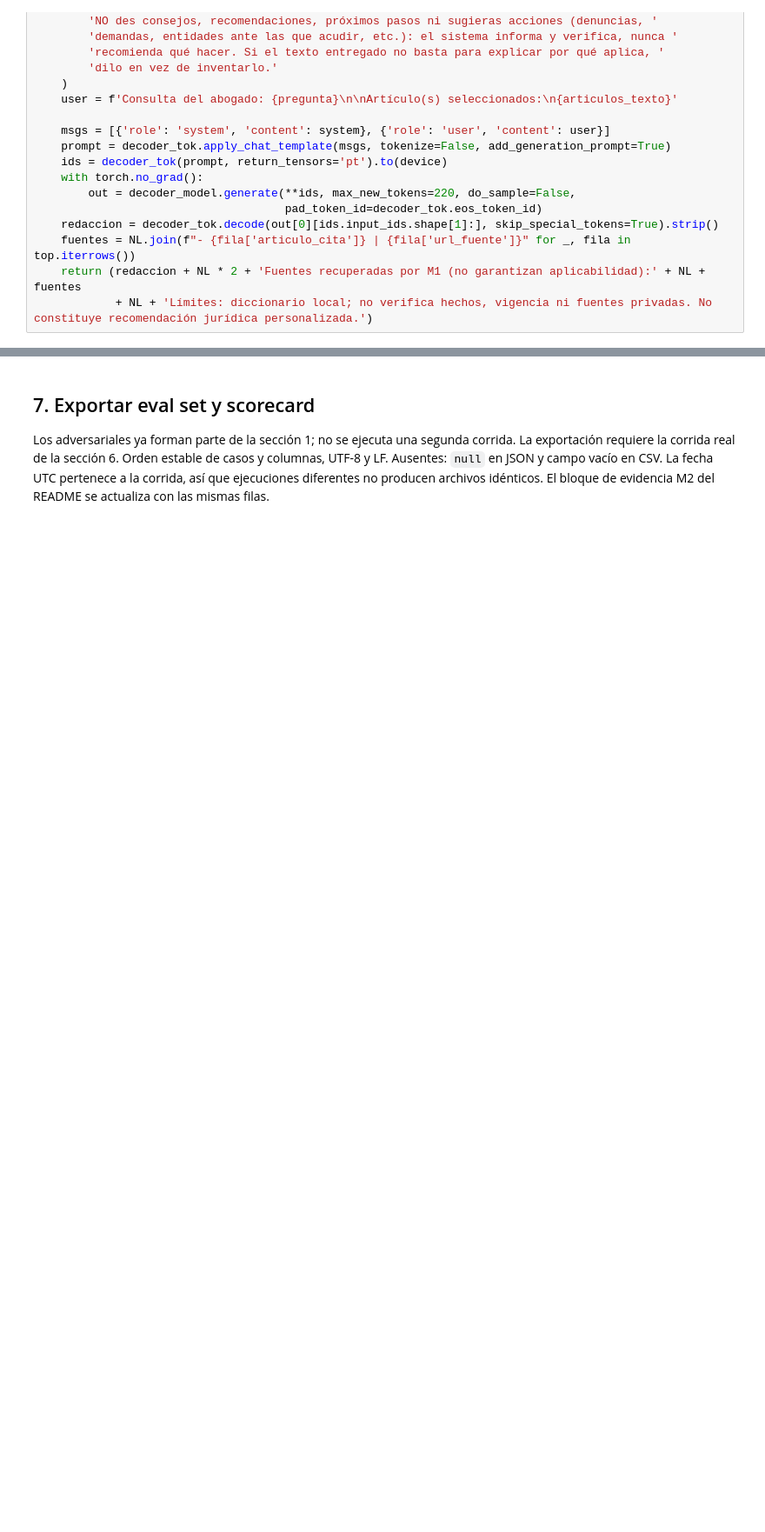
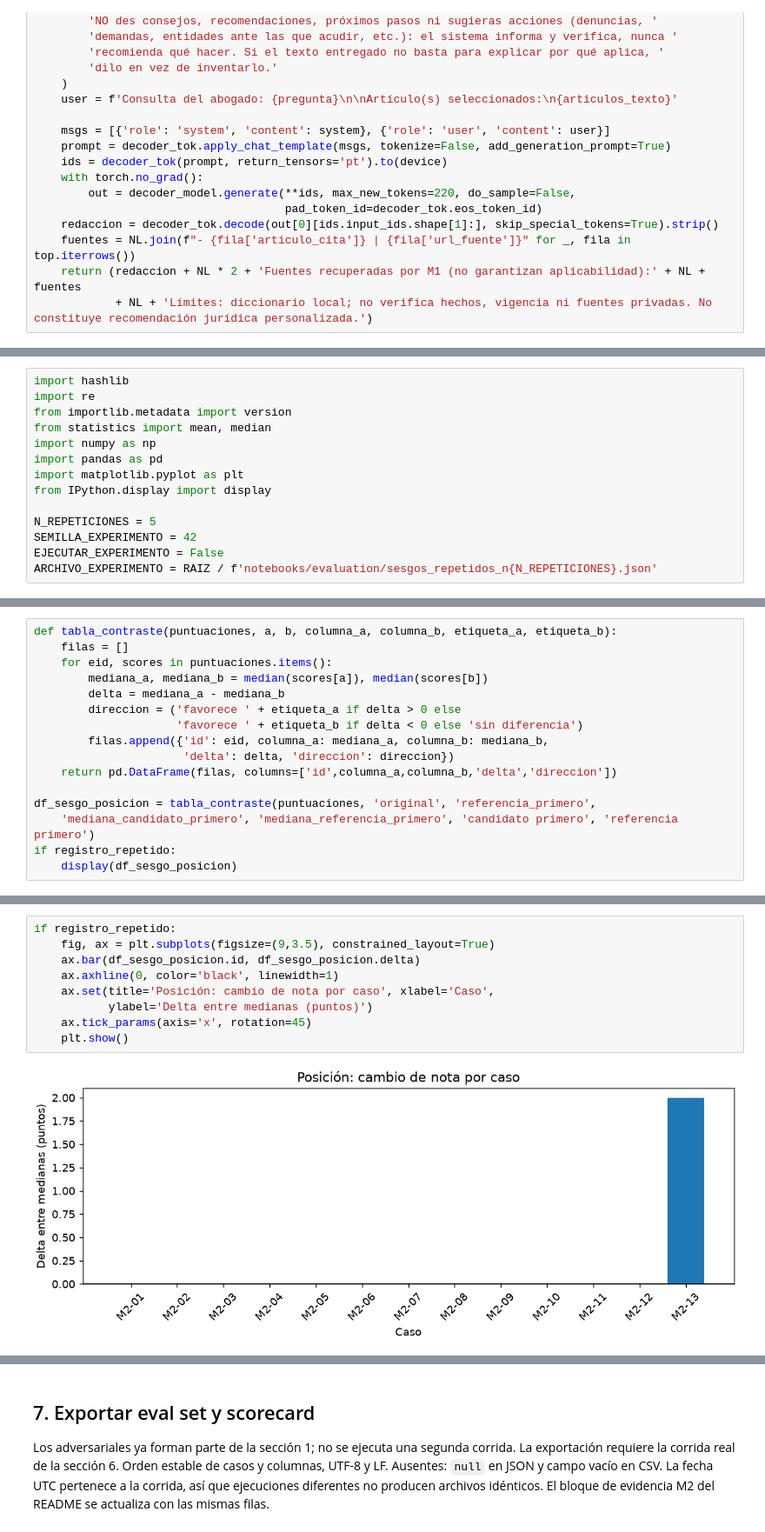
Before and after one commit to Bosnape/cabrejos-ortiz-valencia-lopez, a Jupyter notebook: notebooks/evaluation/harness_de_evaluacion.ipynb, the cells around one changed output, grey strips where cells are left out. Shown at 87% size. Cells and saved outputs as stored; diff of their text form; blank space fills up the shorter version.

Commit message:
Se agrega Investigación de posibles sesgos del modelo

```diff
--- a/notebooks/evaluation/harness_de_evaluacion.ipynb
+++ b/notebooks/evaluation/harness_de_evaluacion.ipynb
@@ -434,0 +433,14 @@ def sistema(pregunta, k=3):
+# %%
+import hashlib
+import re
+from importlib.metadata import version
+from statistics import mean, median
+import numpy as np
+import pandas as pd
+import matplotlib.pyplot as plt
+from IPython.display import display
+
+N_REPETICIONES = 5
+SEMILLA_EXPERIMENTO = 42
+EJECUTAR_EXPERIMENTO = False
+ARCHIVO_EXPERIMENTO = RAIZ / f'notebooks/evaluation/sesgos_repetidos_n{N_REPETICIONES}.json'
@@ -434,0 +630,16 @@ def sistema(pregunta, k=3):
+# %%
+def tabla_contraste(puntuaciones, a, b, columna_a, columna_b, etiqueta_a, etiqueta_b):
+    filas = []
+    for eid, scores in puntuaciones.items():
+        mediana_a, mediana_b = median(scores[a]), median(scores[b])
+        delta = mediana_a - mediana_b
+        direccion = ('favorece ' + etiqueta_a if delta > 0 else
+                     'favorece ' + etiqueta_b if delta < 0 else 'sin diferencia')
+        filas.append({'id': eid, columna_a: mediana_a, columna_b: mediana_b,
+                      'delta': delta, 'direccion': direccion})
+    return pd.DataFrame(filas, columns=['id',columna_a,columna_b,'delta','direccion'])
+
+df_sesgo_posicion = tabla_contraste(puntuaciones, 'original', 'referencia_primero',
+    'mediana_candidato_primero', 'mediana_referencia_primero', 'candidato primero', 'referencia primero')
+if registro_repetido:
+    display(df_sesgo_posicion)
@@ -434,0 +764,11 @@ def sistema(pregunta, k=3):
+# %%
+if registro_repetido:
+    fig, ax = plt.subplots(figsize=(9,3.5), constrained_layout=True)
+    ax.bar(df_sesgo_posicion.id, df_sesgo_posicion.delta)
+    ax.axhline(0, color='black', linewidth=1)
+    ax.set(title='Posición: cambio de nota por caso', xlabel='Caso',
+           ylabel='Delta entre medianas (puntos)')
+    ax.tick_params(axis='x', rotation=45)
+    plt.show()
+# %% [output]
+[figure, added]
```
Also changed, not shown: parts of 27 cells of this notebook, 4 other files.
